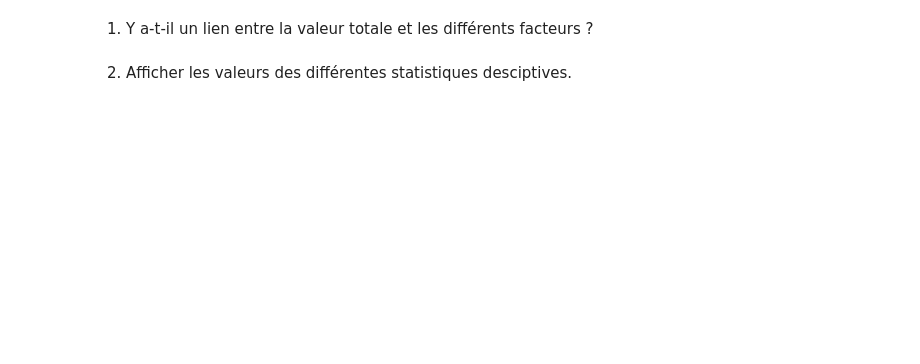
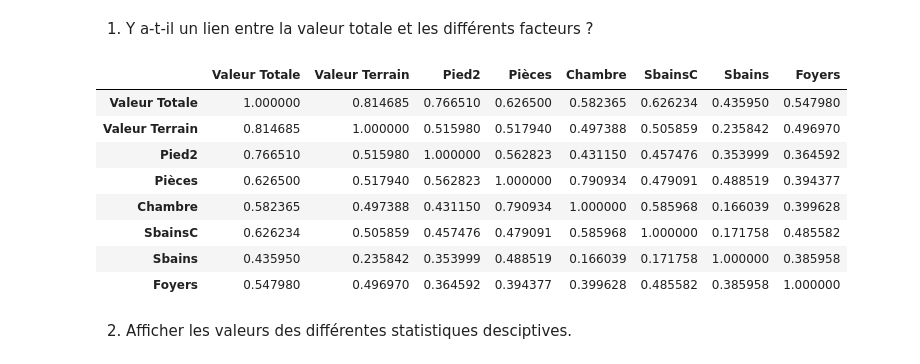
Before and after one commit to Anatgnr/acid, a Jupyter notebook: td03_regression.ipynb, the cells around one changed output. Saved outputs shown, nothing was run; the diff lists cells and outputs as text; code cells hidden in the pictures; blank space fills up the shorter version.

```diff
--- a/td03_regression.ipynb
+++ b/td03_regression.ipynb
@@ -96,4 +149,16 @@ Après avoir chargé les données dans un DataFrame vous pouvez visualiser les p
 # %% [markdown]
 1. Y a-t-il un lien entre la valeur totale et les différents facteurs ?
+# %%
+df.corr()
+# %% [output]
+|  | Valeur Totale | Valeur Terrain | Pied2 | Pièces | Chambre | SbainsC | Sbains | Foyers |
+| Valeur Totale | 1.000000 | 0.814685 | 0.766510 | 0.626500 | 0.582365 | 0.626234 | 0.435950 | 0.547980 |
+| Valeur Terrain | 0.814685 | 1.000000 | 0.515980 | 0.517940 | 0.497388 | 0.505859 | 0.235842 | 0.496970 |
+| Pied2 | 0.766510 | 0.515980 | 1.000000 | 0.562823 | 0.431150 | 0.457476 | 0.353999 | 0.364592 |
+| Pièces | 0.626500 | 0.517940 | 0.562823 | 1.000000 | 0.790934 | 0.479091 | 0.488519 | 0.394377 |
+| Chambre | 0.582365 | 0.497388 | 0.431150 | 0.790934 | 1.000000 | 0.585968 | 0.166039 | 0.399628 |
+| SbainsC | 0.626234 | 0.505859 | 0.457476 | 0.479091 | 0.585968 | 1.000000 | 0.171758 | 0.485582 |
+| Sbains | 0.435950 | 0.235842 | 0.353999 | 0.488519 | 0.166039 | 0.171758 | 1.000000 | 0.385958 |
+| Foyers | 0.547980 | 0.496970 | 0.364592 | 0.394377 | 0.399628 | 0.485582 | 0.385958 | 1.000000 |
 # %% [markdown]
 2. Afficher les valeurs des différentes statistiques desciptives.
```
Also changed, not shown: parts of 8 cells of this notebook.
